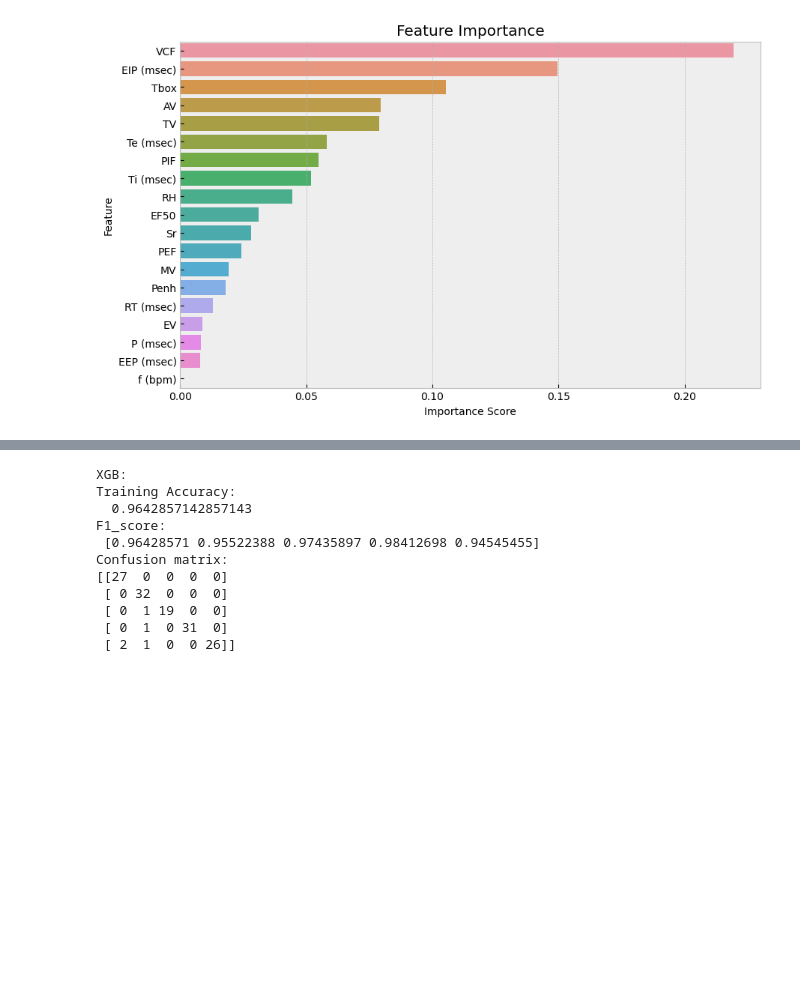
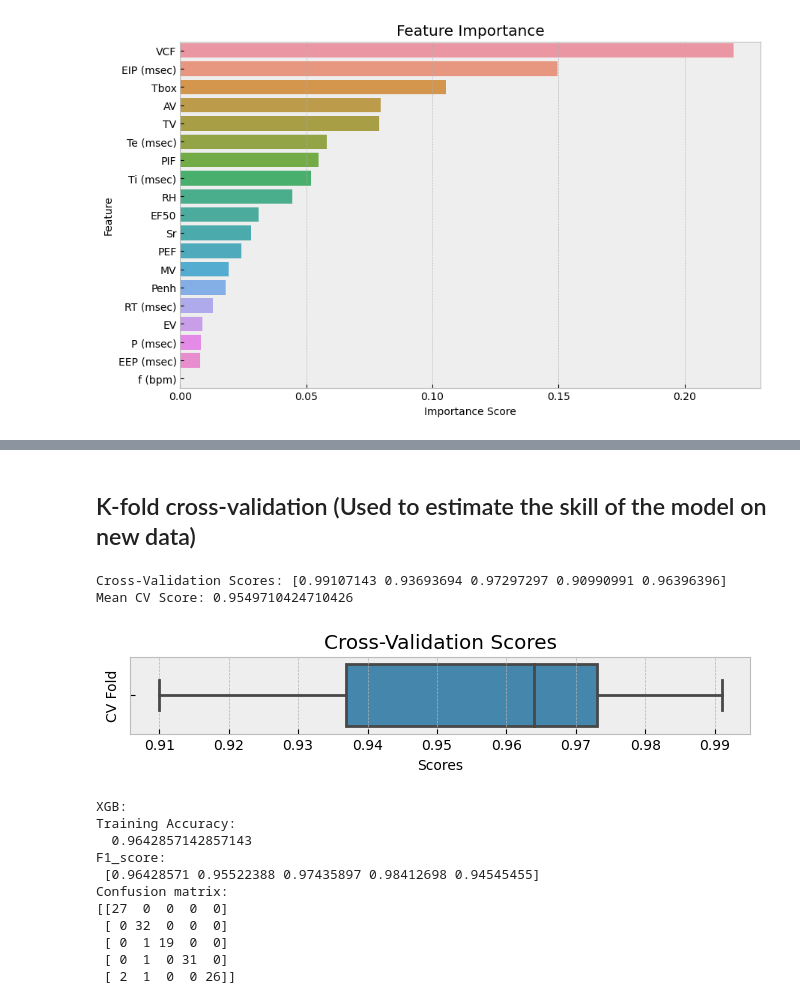
Before and after one commit to eduluca/PlethMachineLearning, a Jupyter notebook: pleth_training_ml_type2_rattype.ipynb, the cells around one changed output, grey strips where cells are left out. Saved outputs shown, nothing was run; the diff lists cells and outputs as text; code cells hidden in the pictures; blank space fills up the shorter version.

```diff
--- a/pleth_training_ml_type2_rattype.ipynb
+++ b/pleth_training_ml_type2_rattype.ipynb
@@ -426,3 +451,24 @@ plt.show()
+# %% [markdown]
+## K-fold cross-validation (Used to estimate the skill of the model on new data)
+# %%
+# Perform k-fold cross-validation
+cv_scores = cross_val_score(xgb_best_model, X_train, t_train, cv=5)
+
+# Print cross-validation scores
+print("Cross-Validation Scores:", cv_scores)
+print("Mean CV Score:", np.mean(cv_scores))
+
+# Visualize cross-validation scores
+plt.figure(figsize=(8, 1))
+sns.boxplot(x=cv_scores)
+plt.title('Cross-Validation Scores')
+plt.xlabel('Scores')
+plt.ylabel('CV Fold')
+plt.show()
+# %% [output]
+Cross-Validation Scores: [0.99107143 0.93693694 0.97297297 0.90990991 0.96396396]
+Mean CV Score: 0.9549710424710426
+[figure, added]
 # %%
 # Make predictions on test set
 pred_test4 = xgb_best_model.predict(X_test)
```
Also changed, not shown: parts of 11 cells of this notebook.
